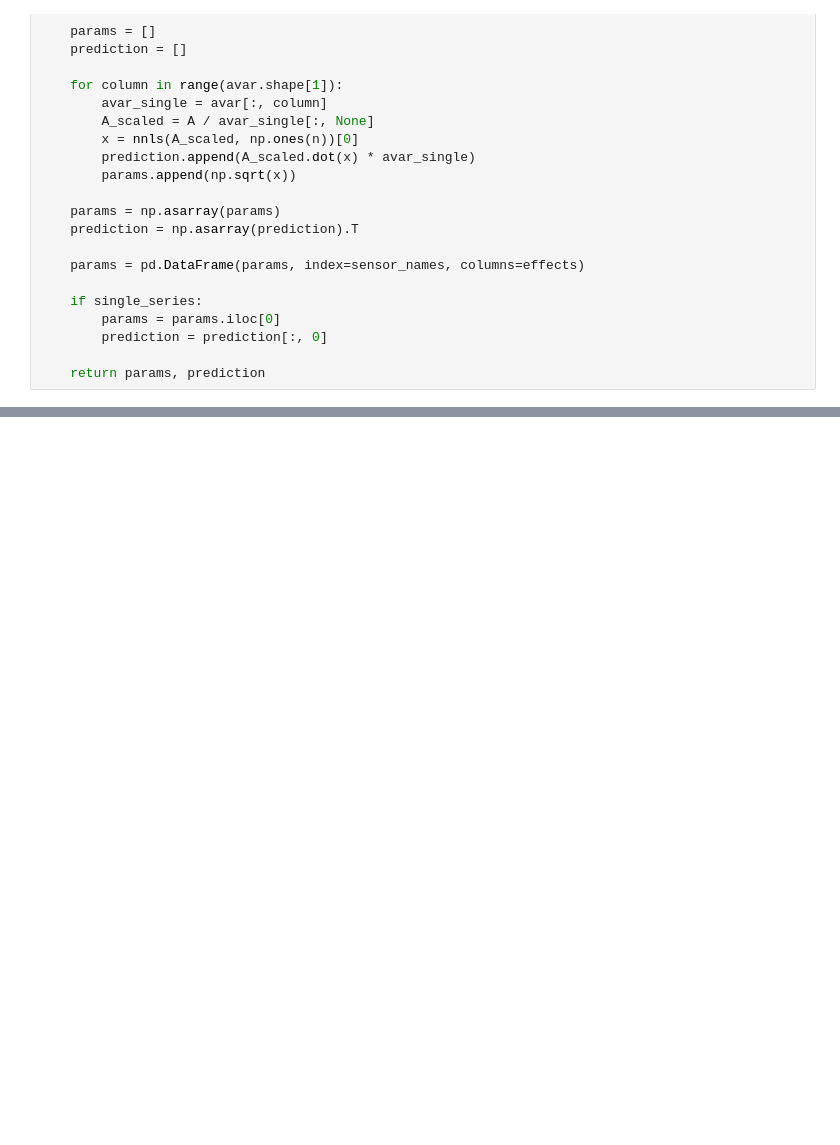
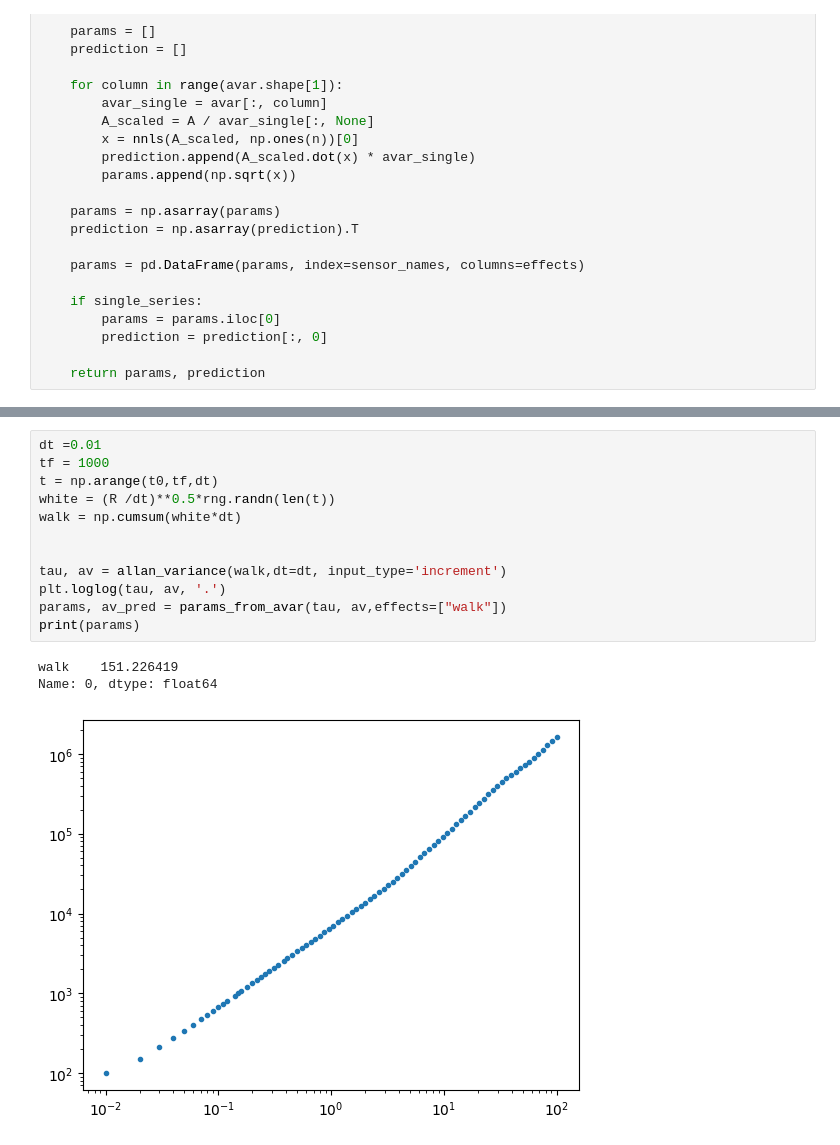
Before and after one commit to antoinebarre/firefly, a Jupyter notebook: demo/noise_modeling.ipynb, the cells around one changed output, grey strips where cells are left out. Drawn from its saved outputs; the diff is of its cells as text; blank space fills up the shorter version.

```diff
--- a/demo/noise_modeling.ipynb
+++ b/demo/noise_modeling.ipynb
@@ -242,0 +259,16 @@ Name: 0, dtype: float64
+# %%
+dt =0.01
+tf = 1000
+t = np.arange(t0,tf,dt)
+white = (R /dt)**0.5*rng.randn(len(t))
+walk = np.cumsum(white*dt)
+
+
+tau, av = allan_variance(walk,dt=dt, input_type='increment')
+plt.loglog(tau, av, '.')
+params, av_pred = params_from_avar(tau, av,effects=["walk"])
+print(params)
+# %% [output]
+walk    151.226419
+Name: 0, dtype: float64
+[figure, added]
```
Also changed, not shown: parts of 8 cells of this notebook, 3 other files.
